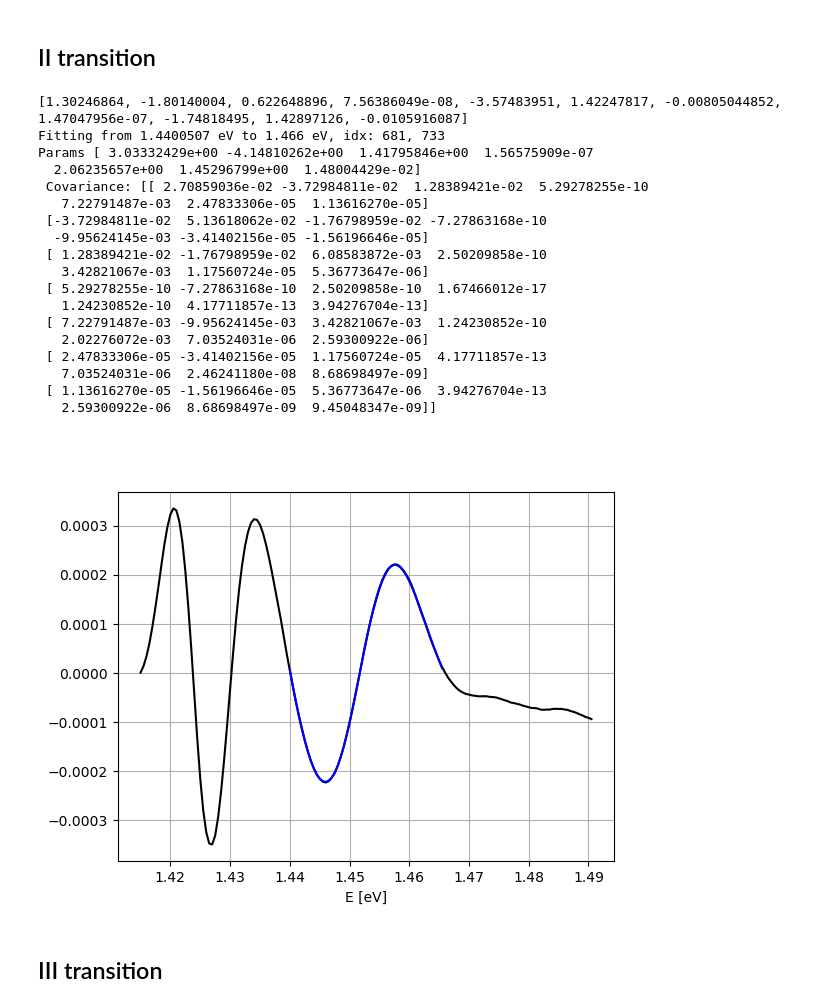
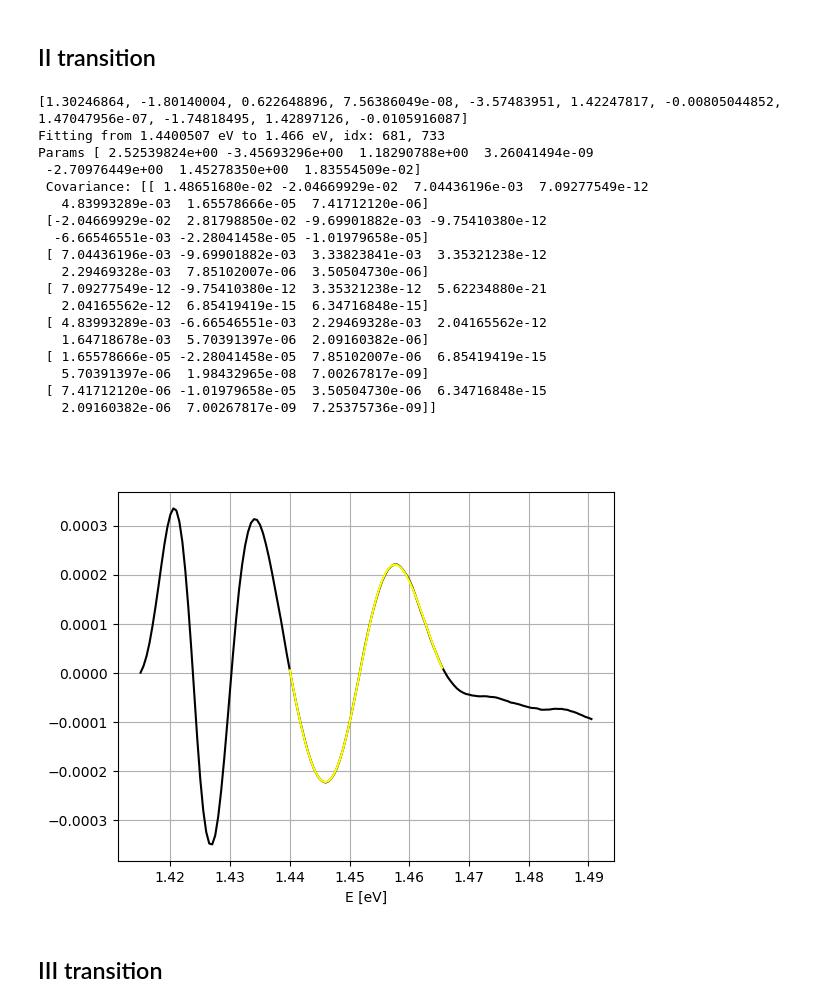
Before and after one commit to Jatsekku/pwr-spectroscopy-p2, a Jupyter notebook: spectro2.ipynb, the cells around one changed output. Drawn from its saved outputs; the diff is of its cells as text; code cells hidden in the pictures.

```diff
--- a/spectro2.ipynb
+++ b/spectro2.ipynb
@@ -235,7 +236,7 @@ Teacher advised me to use doubled fit function for the first transition.
 start_energy, stop_energy = 1.4150, 1.4400507
 
 # Fitting params
-n = 2
+n = 3
 params1 = [
     1.30246864e+00,  #A1
     -1.80140004e+00, #B1
@@ -270,14 +271,14 @@ y_fitted = fit_pr(x_fit, *params_final)
 
 plt.figure()
 plt.plot(x_contex, y_contex, color='black')
-plt.plot(x_fit, y_fitted, color='red')
+plt.plot(x_fit, y_fitted, color='#ff0000')
 plt.xlabel('E [eV]')
 plt.grid(True)
 plt.show()
 
 global_results_wr['T1'] = Result(
     name = 'PR WR I transition',
-    color = 'red',
+    color = '#ff0000',
     energy_start = start_energy,
     energy_idx_start = start_idx,
     energy_stop = stop_energy,
@@ -315,7 +316,7 @@ Params [ 3.32312815e+00 -4.62700830e+00  1.61034214e+00  1.10914547e-07
 start_energy, stop_energy = 1.4400507, 1.466
 
 # Fitting params
-n = 2
+n = 3
 params1 = [
     7.79067537e-01,  #A1
     -1.03719700e+00, #B1
@@ -338,52 +339,52 @@ print(f'Fitting from {start_energy} eV to {stop_energy} eV, idx: {start_idx}, {s
 x_fit, y_fit = energy_wr[start_idx:stop_idx], y_wr[start_idx:stop_idx]
 x_contex = energy_wr[(start_idx - margin_idx):(stop_idx + margin_idx)]
 y_contex = y_wr[(start_idx - margin_idx):(stop_idx + margin_idx)]
 initial_guess = params1
 params_final, covariance = curve_fit(fit_pr, x_fit, y_fit, p0=initial_guess, maxfev=60000)
 print(f'Params {params_final}\n Covariance: {covariance}')
 y_fitted = fit_pr(x_fit, *params_final)
 
 plt.figure()
 plt.plot(x_contex, y_contex, color='black')
-plt.plot(x_fit, y_fitted, color='blue')
+plt.plot(x_fit, y_fitted, color='#ffff00')
 plt.xlabel('E [eV]')
 plt.grid(True)
 plt.show()
 
 global_results_wr['T2'] = Result(
     name = 'PR WR II transition',
-    color = 'green',
+    color = '#ffff00',
     energy_start = start_energy,
     energy_idx_start = start_idx,
     energy_stop = stop_energy,
     energy_idx_stop = stop_idx,
     sd = 1,
     n = n,
     fitted_params = fit_pr1_to_dict(params_final),
     covariance = covariance,
     y_fitted = y_fitted,
     x_fit = x_fit
 )
 # %% [output]
 [1.30246864, -1.80140004, 0.622648896, 7.56386049e-08, -3.57483951, 1.42247817, -0.00805044852, 1.47047956e-07, -1.74818495, 1.42897126, -0.0105916087]
 Fitting from 1.4400507 eV to 1.466 eV, idx: 681, 733
-Params [ 3.03332429e+00 -4.14810262e+00  1.41795846e+00  1.56575909e-07
-  2.06235657e+00  1.45296799e+00  1.48004429e-02]
- Covariance: [[ 2.70859036e-02 -3.72984811e-02  1.28389421e-02  5.29278255e-10
-   7.22791487e-03  2.47833306e-05  1.13616270e-05]
- [-3.72984811e-02  5.13618062e-02 -1.76798959e-02 -7.27863168e-10
-  -9.95624145e-03 -3.41402156e-05 -1.56196646e-05]
- [ 1.28389421e-02 -1.76798959e-02  6.08583872e-03  2.50209858e-10
-   3.42821067e-03  1.17560724e-05  5.36773647e-06]
- [ 5.29278255e-10 -7.27863168e-10  2.50209858e-10  1.67466012e-17
-   1.24230852e-10  4.17711857e-13  3.94276704e-13]
- [ 7.22791487e-03 -9.95624145e-03  3.42821067e-03  1.24230852e-10
-   2.02276072e-03  7.03524031e-06  2.59300922e-06]
- [ 2.47833306e-05 -3.41402156e-05  1.17560724e-05  4.17711857e-13
-   7.03524031e-06  2.46241180e-08  8.68698497e-09]
- [ 1.13616270e-05 -1.56196646e-05  5.36773647e-06  3.94276704e-13
-   2.59300922e-06  8.68698497e-09  9.45048347e-09]]
+Params [ 2.52539824e+00 -3.45693296e+00  1.18290788e+00  3.26041494e-09
+ -2.70976449e+00  1.45278350e+00  1.83554509e-02]
+ Covariance: [[ 1.48651680e-02 -2.04669929e-02  7.04436196e-03  7.09277549e-12
+   4.83993289e-03  1.65578666e-05  7.41712120e-06]
+ [-2.04669929e-02  2.81798850e-02 -9.69901882e-03 -9.75410380e-12
+  -6.66546551e-03 -2.28041458e-05 -1.01979658e-05]
+ [ 7.04436196e-03 -9.69901882e-03  3.33823841e-03  3.35321238e-12
+   2.29469328e-03  7.85102007e-06  3.50504730e-06]
+ [ 7.09277549e-12 -9.75410380e-12  3.35321238e-12  5.62234880e-21
+   2.04165562e-12  6.85419419e-15  6.34716848e-15]
+ [ 4.83993289e-03 -6.66546551e-03  2.29469328e-03  2.04165562e-12
+   1.64718678e-03  5.70391397e-06  2.09160382e-06]
+ [ 1.65578666e-05 -2.28041458e-05  7.85102007e-06  6.85419419e-15
+   5.70391397e-06  1.98432965e-08  7.00267817e-09]
+ [ 7.41712120e-06 -1.01979658e-05  3.50504730e-06  6.34716848e-15
+   2.09160382e-06  7.00267817e-09  7.25375736e-09]]
-[figure, old version]
+[figure, new version]
 # %% [markdown]
 ## III transition
 # %%
```
Also changed, not shown: parts of 22 cells of this notebook.
